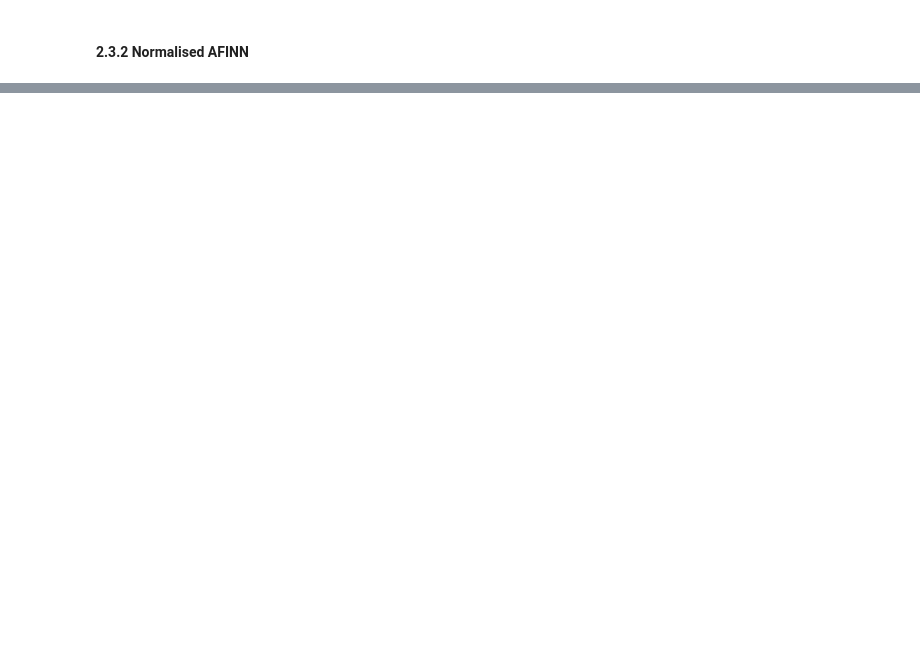
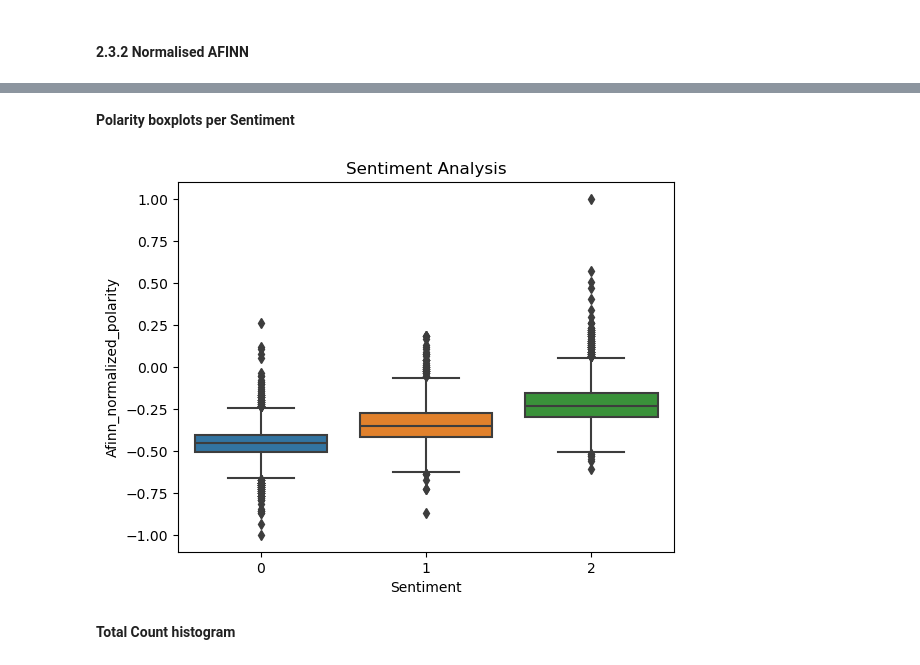
Before and after one commit to yeozs/MannheimDMProject, a Jupyter notebook: ant_lexicon_based.ipynb, the cells around one changed output, grey strips where cells are left out. Cells and saved outputs as stored; diff of their text form; code cells hidden in the pictures; blank space fills up the shorter version.

```diff
--- a/ant_lexicon_based.ipynb
+++ b/ant_lexicon_based.ipynb
@@ -230,13 +247,15 @@ for sentiment_ in sorted_sentiment:
+# %% [markdown]
+**Polarity boxplots per Sentiment**
 # %%
-# Loop through sorted sentiment values
-for sentiment in sorted_sentiment:
-    # Filter data for the current sentiment
-    filtered_data = dataset[dataset['Sentiment'] == sentiment]
+combined_data = pd.concat([dataset[dataset['Sentiment'] == sentiment] for sentiment in sorted_sentiment])
 
-    # Plot the boxplot
-    sns.boxplot(data=filtered_data, y="Afinn_normalized_polarity")
-    plt.title(f'Sentiment {sentiment}')
-    plt.show()
+sns.boxplot(data=combined_data, x='Sentiment', y='Afinn_normalized_polarity')
+plt.title('Sentiment Analysis')
+plt.show()
+# %% [output]
+[figure, added]
+# %% [markdown]
+**Total Count histogram**
 # %%
 sns.displot(dataset["Afinn_normalized_polarity"], kde=True, bins=5)
 plt.show()
```
Also changed, not shown: parts of 18 cells of this notebook, 1 other file.
